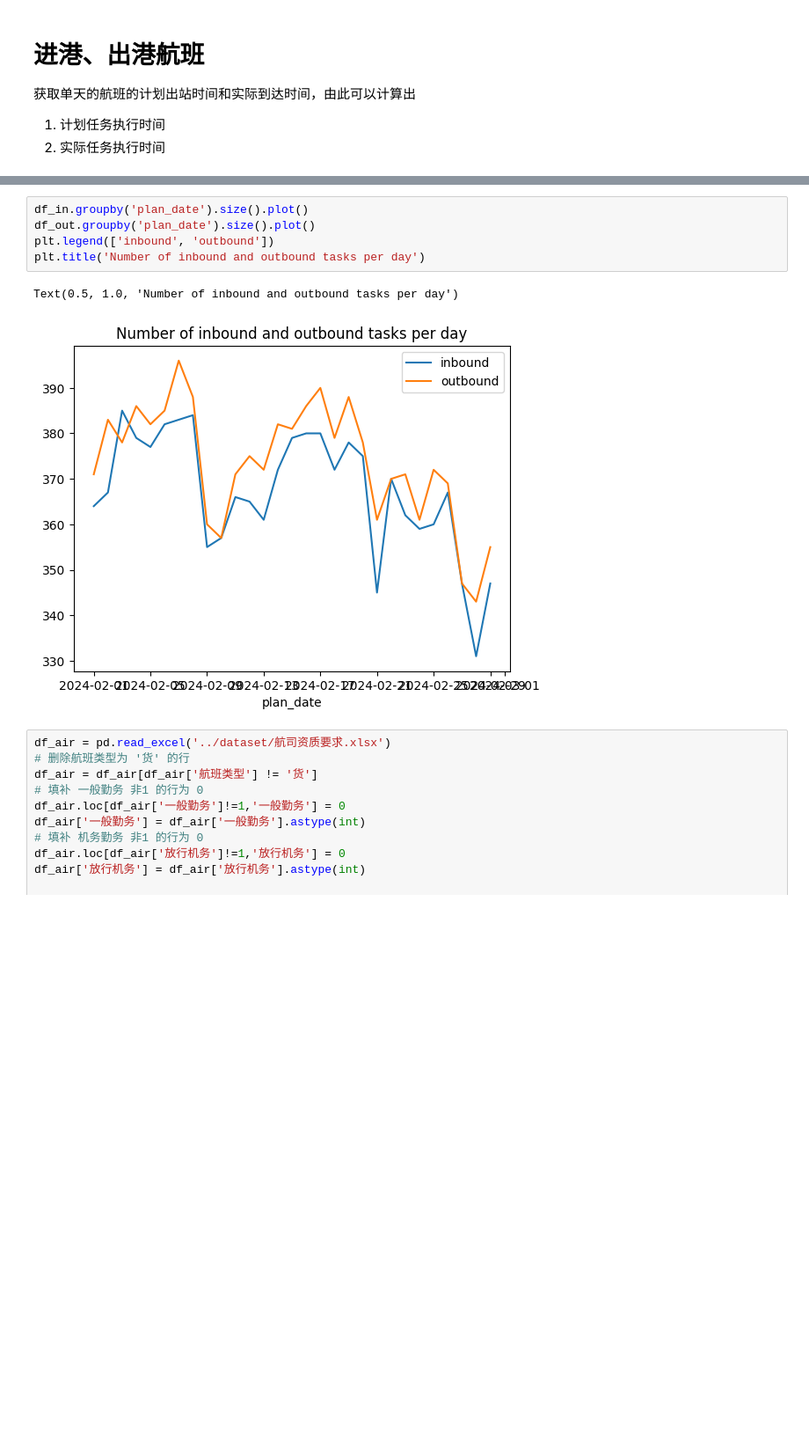
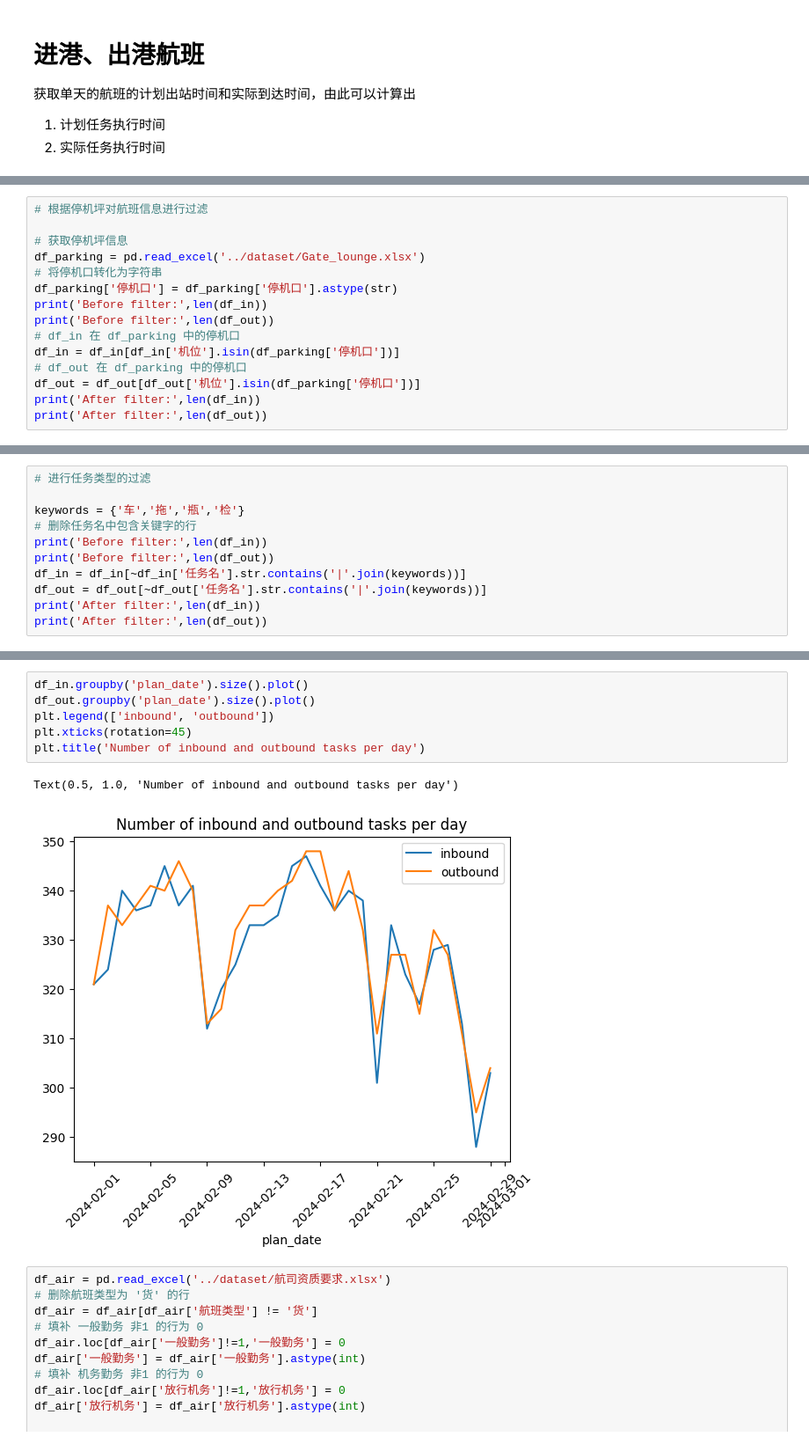
Before and after one commit to Yshen-group/proj_airport_bridge, a Jupyter notebook: notebooks/data_filter.ipynb, the cells around one changed output, grey strips where cells are left out. Shown at 88% size. Cells and saved outputs as stored; diff of their text form; blank space fills up the shorter version.

Commit message:
add the features for the visual module

```diff
--- a/notebooks/data_filter.ipynb
+++ b/notebooks/data_filter.ipynb
@@ -39,0 +45,15 @@ df_out.drop_duplicates(inplace=True)
+# %%
+# 根据停机坪对航班信息进行过滤
+
+# 获取停机坪信息
+df_parking = pd.read_excel('../dataset/Gate_lounge.xlsx')
+# 将停机口转化为字符串
+df_parking['停机口'] = df_parking['停机口'].astype(str)
+print('Before filter:',len(df_in))
+print('Before filter:',len(df_out))
+# df_in 在 df_parking 中的停机口
+df_in = df_in[df_in['机位'].isin(df_parking['停机口'])]
+# df_out 在 df_parking 中的停机口
+df_out = df_out[df_out['机位'].isin(df_parking['停机口'])]
+print('After filter:',len(df_in))
+print('After filter:',len(df_out))
@@ -39,0 +74,11 @@ df_out.drop_duplicates(inplace=True)
+# %%
+# 进行任务类型的过滤
+
+keywords = {'车','拖','瓶','检'}
+# 删除任务名中包含关键字的行
+print('Before filter:',len(df_in))
+print('Before filter:',len(df_out))
+df_in = df_in[~df_in['任务名'].str.contains('|'.join(keywords))]
+df_out = df_out[~df_out['任务名'].str.contains('|'.join(keywords))]
+print('After filter:',len(df_in))
+print('After filter:',len(df_out))
@@ -40,11 +169,12 @@ df_out.drop_duplicates(inplace=True)
 # %%
 df_in.groupby('plan_date').size().plot()
 df_out.groupby('plan_date').size().plot()
 plt.legend(['inbound', 'outbound'])
+plt.xticks(rotation=45)
 plt.title('Number of inbound and outbound tasks per day')
 # %% [output]
 Text(0.5, 1.0, 'Number of inbound and outbound tasks per day')
-[figure, old version]
+[figure, new version]
 # %%
 df_air = pd.read_excel('../dataset/航司资质要求.xlsx')
 # 删除航班类型为 '货' 的行
```
Also changed, not shown: parts of 15 cells of this notebook, 9 other files.
